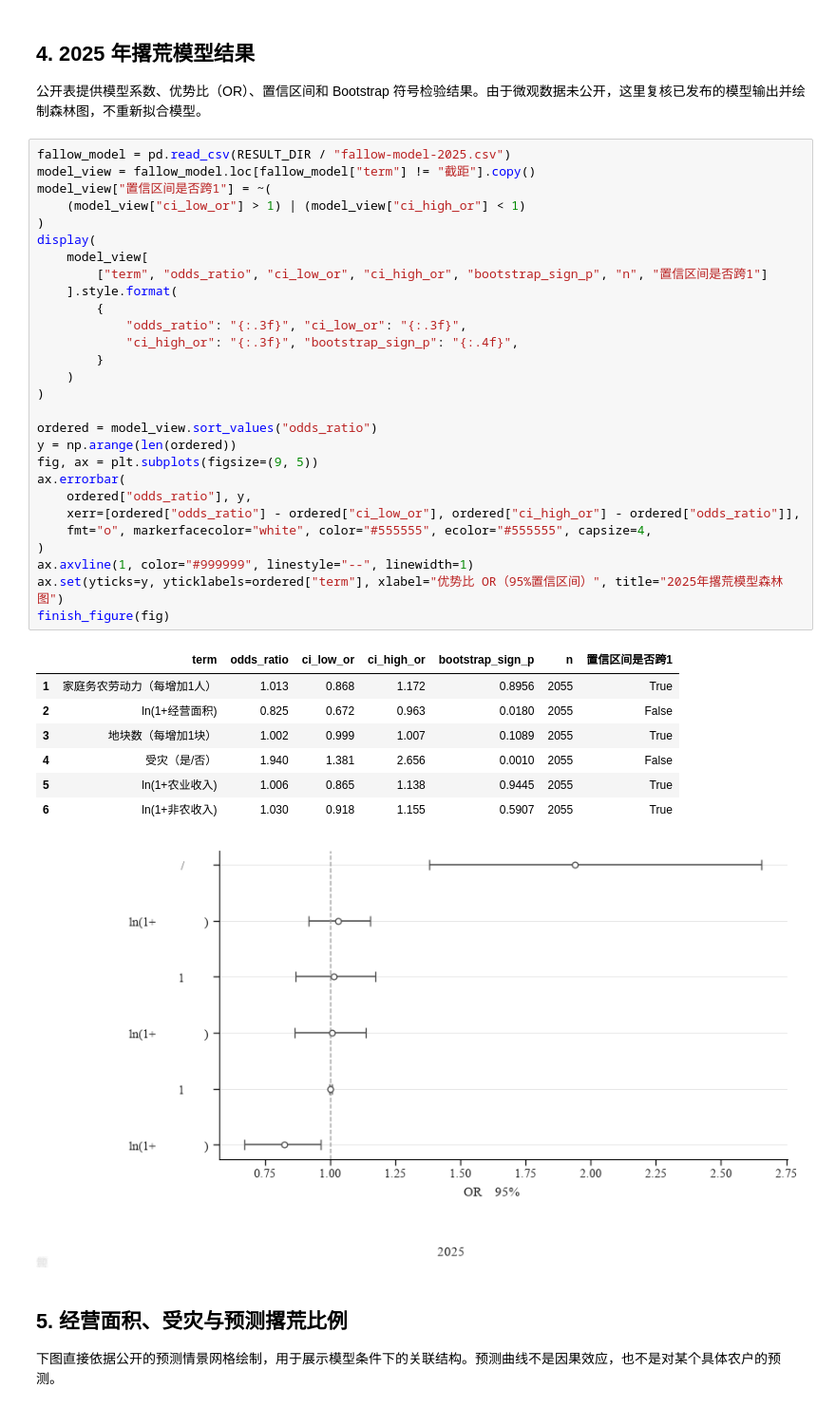
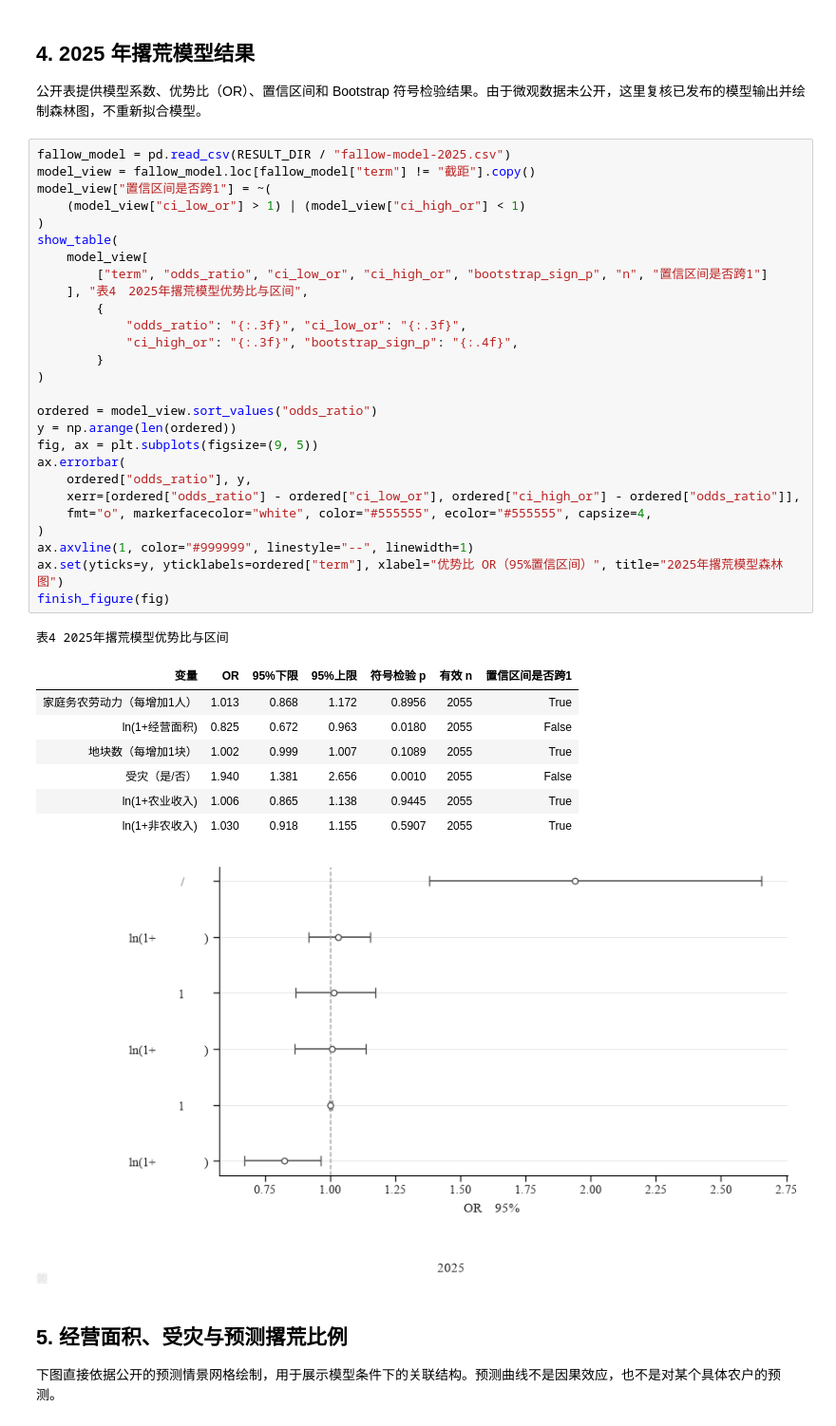
Before and after one commit to HNNUYUXUAN/anhui-rural-survey, a Jupyter notebook: notebooks/analysis.ipynb, the cells around one changed output. Shown at 95% size. Saved outputs shown, nothing was run; the diff lists cells and outputs as text.

```diff
--- a/notebooks/analysis.ipynb
+++ b/notebooks/analysis.ipynb
@@ -189,39 +193,39 @@ finish_figure(fig)
 # %%
 fallow_model = pd.read_csv(RESULT_DIR / "fallow-model-2025.csv")
 model_view = fallow_model.loc[fallow_model["term"] != "截距"].copy()
 model_view["置信区间是否跨1"] = ~(
     (model_view["ci_low_or"] > 1) | (model_view["ci_high_or"] < 1)
 )
-display(
+show_table(
     model_view[
         ["term", "odds_ratio", "ci_low_or", "ci_high_or", "bootstrap_sign_p", "n", "置信区间是否跨1"]
-    ].style.format(
+    ], "表4　2025年撂荒模型优势比与区间",
         {
             "odds_ratio": "{:.3f}", "ci_low_or": "{:.3f}",
             "ci_high_or": "{:.3f}", "bootstrap_sign_p": "{:.4f}",
         }
-    )
 )
 
 ordered = model_view.sort_values("odds_ratio")
 y = np.arange(len(ordered))
 fig, ax = plt.subplots(figsize=(9, 5))
 ax.errorbar(
     ordered["odds_ratio"], y,
     xerr=[ordered["odds_ratio"] - ordered["ci_low_or"], ordered["ci_high_or"] - ordered["odds_ratio"]],
     fmt="o", markerfacecolor="white", color="#555555", ecolor="#555555", capsize=4,
 )
 ax.axvline(1, color="#999999", linestyle="--", linewidth=1)
 ax.set(yticks=y, yticklabels=ordered["term"], xlabel="优势比 OR（95%置信区间）", title="2025年撂荒模型森林图")
 finish_figure(fig)
 # %% [output]
+表4 2025年撂荒模型优势比与区间
-|  | term | odds_ratio | ci_low_or | ci_high_or | bootstrap_sign_p | n | 置信区间是否跨1 |
-| 1 | 家庭务农劳动力（每增加1人） | 1.013 | 0.868 | 1.172 | 0.8956 | 2055 | True |
-| 2 | ln(1+经营面积) | 0.825 | 0.672 | 0.963 | 0.0180 | 2055 | False |
-| 3 | 地块数（每增加1块） | 1.002 | 0.999 | 1.007 | 0.1089 | 2055 | True |
-| 4 | 受灾（是/否） | 1.940 | 1.381 | 2.656 | 0.0010 | 2055 | False |
-| 5 | ln(1+农业收入) | 1.006 | 0.865 | 1.138 | 0.9445 | 2055 | True |
-| 6 | ln(1+非农收入) | 1.030 | 0.918 | 1.155 | 0.5907 | 2055 | True |
+| 变量 | OR | 95%下限 | 95%上限 | 符号检验 p | 有效 n | 置信区间是否跨1 |
+| 家庭务农劳动力（每增加1人） | 1.013 | 0.868 | 1.172 | 0.8956 | 2055 | True |
+| ln(1+经营面积) | 0.825 | 0.672 | 0.963 | 0.0180 | 2055 | False |
+| 地块数（每增加1块） | 1.002 | 0.999 | 1.007 | 0.1089 | 2055 | True |
+| 受灾（是/否） | 1.940 | 1.381 | 2.656 | 0.0010 | 2055 | False |
+| ln(1+农业收入) | 1.006 | 0.865 | 1.138 | 0.9445 | 2055 | True |
+| ln(1+非农收入) | 1.030 | 0.918 | 1.155 | 0.5907 | 2055 | True |
 [figure]
 # %% [markdown]
 ## 5. 经营面积、受灾与预测撂荒比例
```
Also changed, not shown: parts of 9 cells of this notebook, 14 other files.
